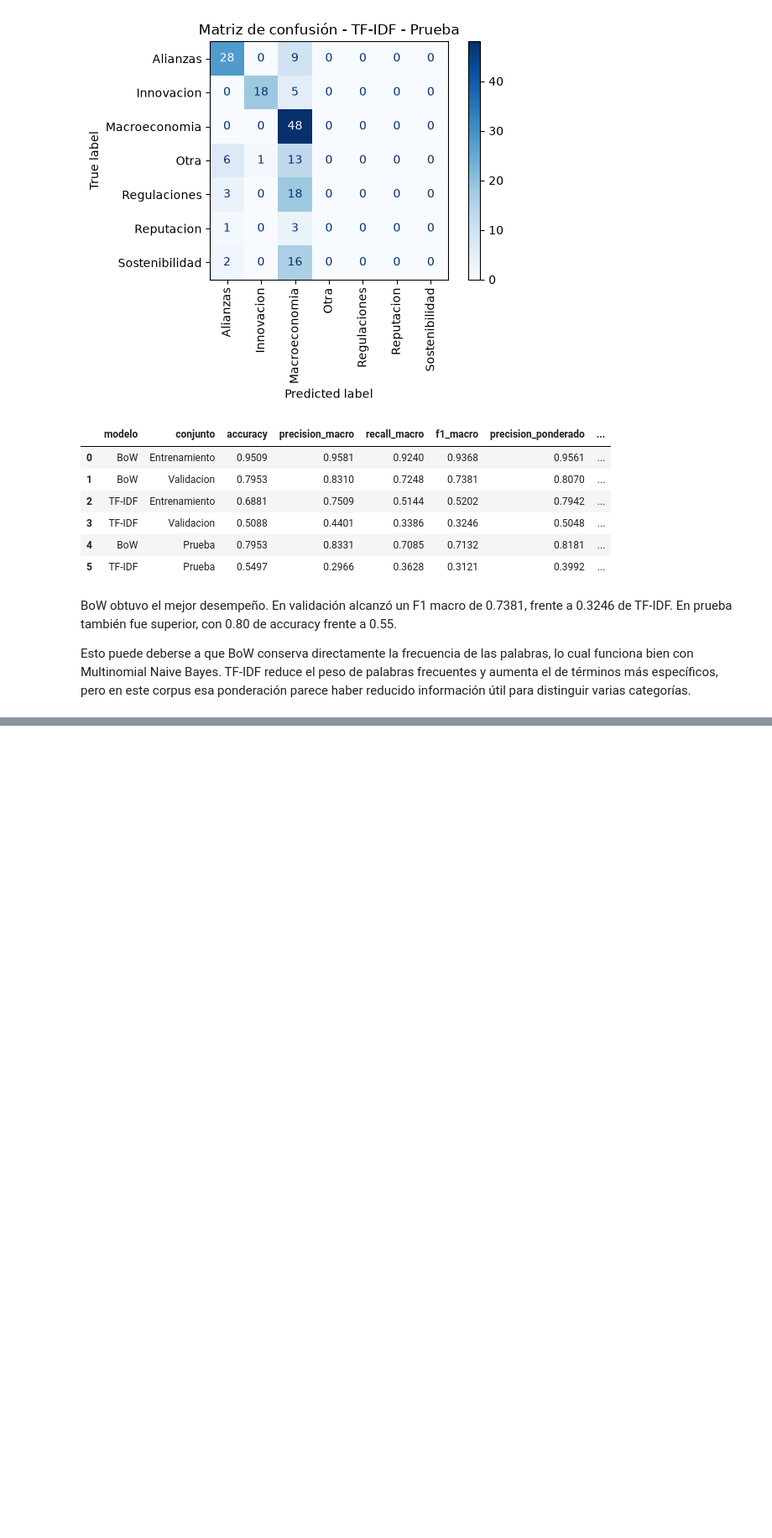
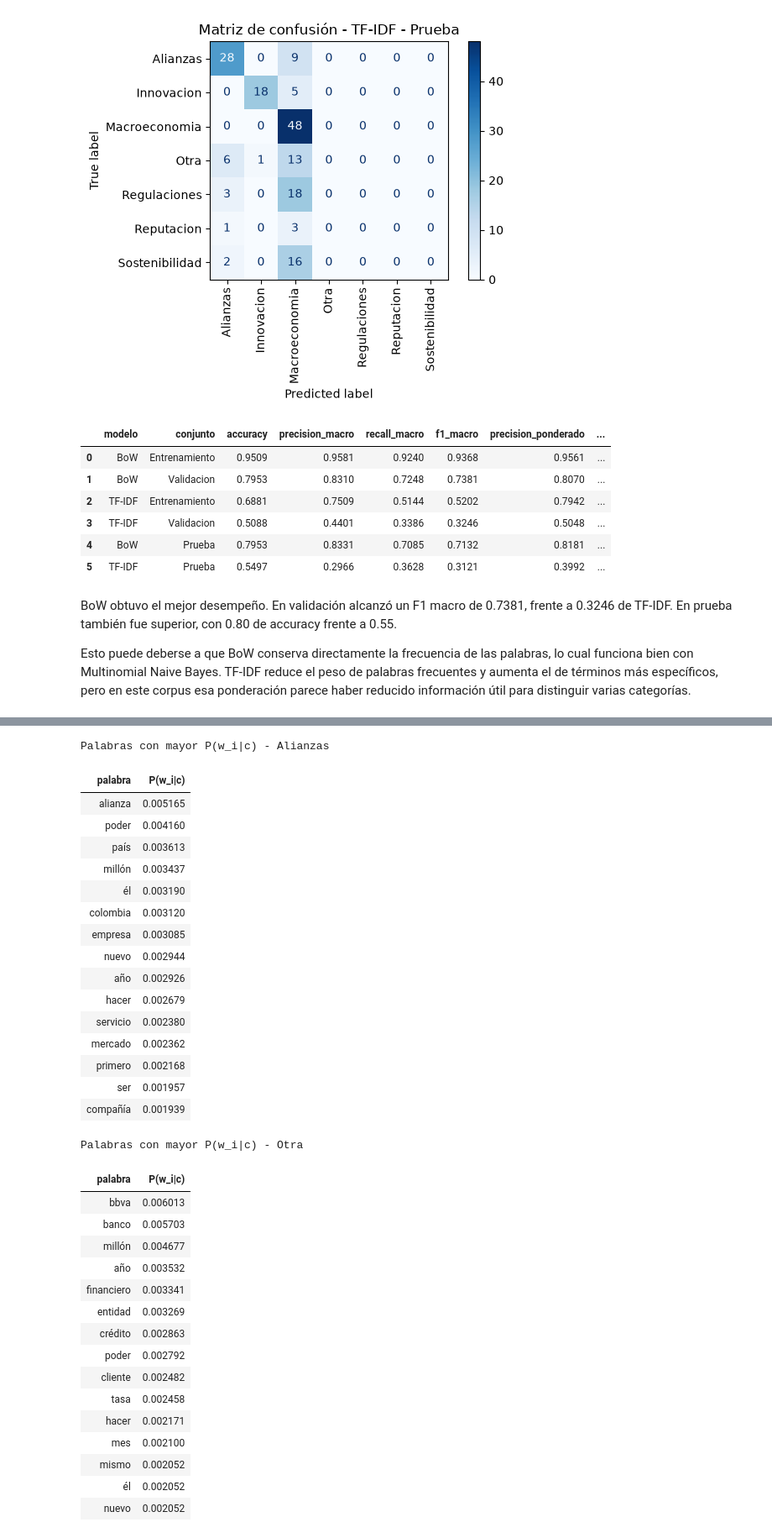
Before and after one commit to JuanDi37/Lab-3---NLP, a Jupyter notebook: Laboratorio#3 NLP.ipynb, the cells around one changed output, grey strips where cells are left out. Shown at 84% size. Cells and saved outputs as stored; diff of their text form; code cells hidden in the pictures; blank space fills up the shorter version.

```diff
--- a/Laboratorio#3 NLP.ipynb
+++ b/Laboratorio#3 NLP.ipynb
@@ -925,0 +1074,74 @@ Esto puede deberse a que BoW conserva directamente la frecuencia de las palabras
+# %%
+#MultinomialNB guarda la verosimilitud de cada palabra como log P(w_i|c)
+#convertimos estas probabilidades logaritmicas nuevamente a probabilidades normales
+#analizamos las dos categorias que el modelo confundio con mayor frecuencia
+#para cada categoria mostramos las 15 palabras con mayor P(w_i|c)
+
+probabilidades_palabras = np.exp(
+    modelo_bow.feature_log_prob_
+)
+
+for categoria in [
+    categoria_1,
+    categoria_2
+]:
+
+    indice_categoria = np.where(
+        modelo_bow.classes_ == categoria
+    )[0][0]
+
+    probabilidades = probabilidades_palabras[
+        indice_categoria
+    ]
+
+    indices_top = probabilidades.argsort()[
+        ::-1
+    ][:15]
+
+    palabras_categoria = pd.DataFrame({
+        "palabra": vocabulario_bow[indices_top],
+        "P(w_i|c)": probabilidades[indices_top]
+    })
+
+    display(
+        palabras_categoria.style
+        .hide(axis="index")
+        .set_caption(
+            f"Palabras con mayor P(w_i|c) - {categoria}"
+        )
+    )
+# %% [output]
+Palabras con mayor P(w_i|c) - Alianzas
+| palabra | P(w_i|c) |
+| alianza | 0.005165 |
+| poder | 0.004160 |
+| país | 0.003613 |
+| millón | 0.003437 |
+| él | 0.003190 |
+| colombia | 0.003120 |
+| empresa | 0.003085 |
+| nuevo | 0.002944 |
+| año | 0.002926 |
+| hacer | 0.002679 |
+| servicio | 0.002380 |
+| mercado | 0.002362 |
+| primero | 0.002168 |
+| ser | 0.001957 |
+| compañía | 0.001939 |
+Palabras con mayor P(w_i|c) - Otra
+| palabra | P(w_i|c) |
+| bbva | 0.006013 |
+| banco | 0.005703 |
+| millón | 0.004677 |
+| año | 0.003532 |
+| financiero | 0.003341 |
+| entidad | 0.003269 |
+| crédito | 0.002863 |
+| poder | 0.002792 |
+| cliente | 0.002482 |
+| tasa | 0.002458 |
+| hacer | 0.002171 |
+| mes | 0.002100 |
+| mismo | 0.002052 |
+| él | 0.002052 |
+| nuevo | 0.002052 |
```
Also changed, not shown: parts of 5 cells of this notebook.
